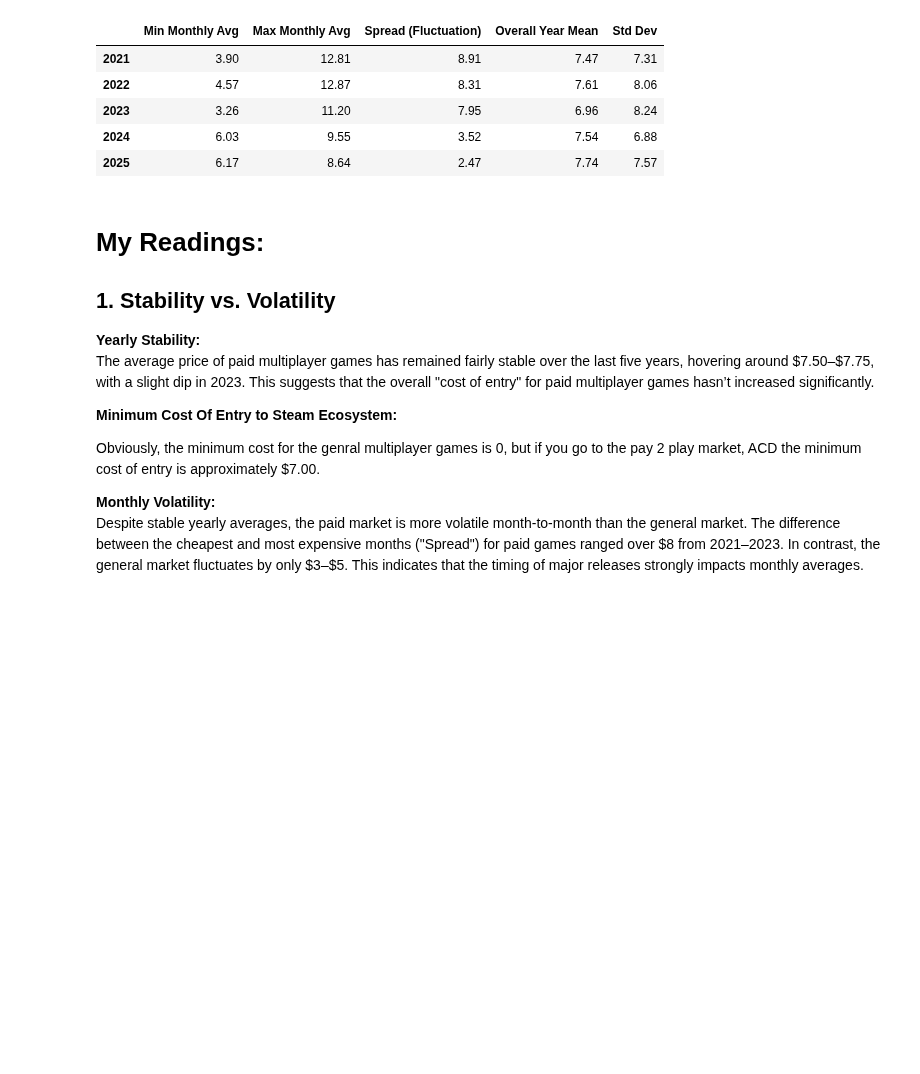
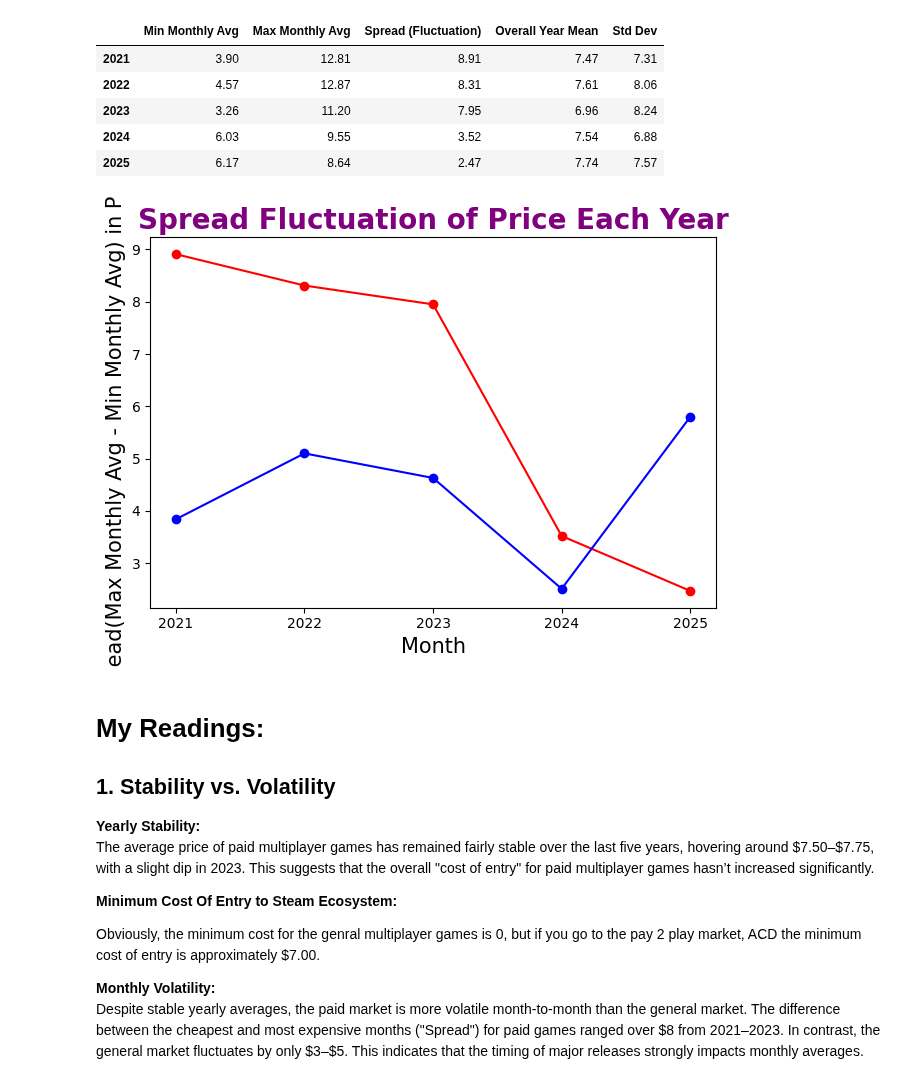
Before and after one commit to Shriyashzzz/steam-game-pricing-analysis, a Jupyter notebook: Multiplayer_Games_Market_on_Steam.ipynb, the cells around one changed output. Saved outputs shown, nothing was run; the diff lists cells and outputs as text; code cells hidden in the pictures; blank space fills up the shorter version.

```diff
--- a/Multiplayer_Games_Market_on_Steam.ipynb
+++ b/Multiplayer_Games_Market_on_Steam.ipynb
@@ -444,6 +444,17 @@ fluctuation_df_p2p
 | 2023 | 3.26 | 11.20 | 7.95 | 6.96 | 8.24 |
 | 2024 | 6.03 | 9.55 | 3.52 | 7.54 | 6.88 |
 | 2025 | 6.17 | 8.64 | 2.47 | 7.74 | 7.57 |
+# %%
+plt.plot(fluctuation_df_p2p.index, fluctuation_df_p2p["Spread (Fluctuation)"],  color = "red", marker ="o")
+plt.plot(fluctuation_df.index, fluctuation_df["Spread (Fluctuation)"], color = "blue", marker ="o" )
+plt.xticks(fluctuation_df_p2p.index)
+plt.xlabel("Month", fontsize = 15)
+plt.ylabel("Spread(Max Monthly Avg - Min Monthly Avg) in Price$", fontsize = 15)
+plt.title("Spread Fluctuation of Price Each Year", fontsize = 20, fontweight = "bold", color = "purple")
+plt.tight_layout()
+plt.show()
+# %% [output]
+[figure, added]
 # %% [markdown]
 # My Readings:
 
```
